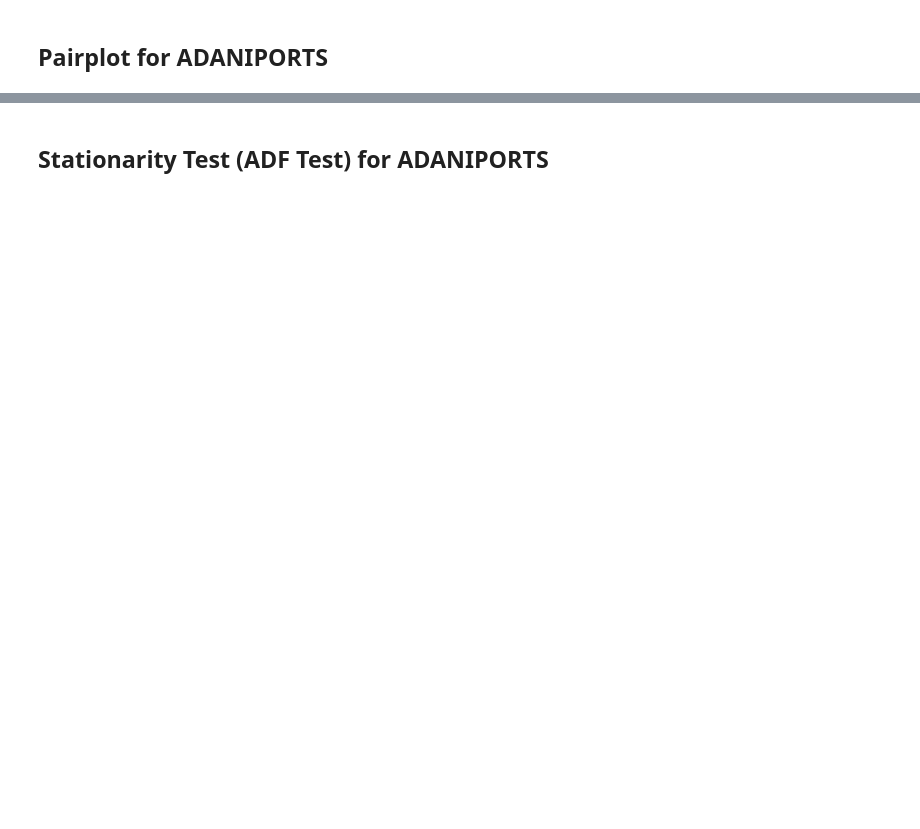
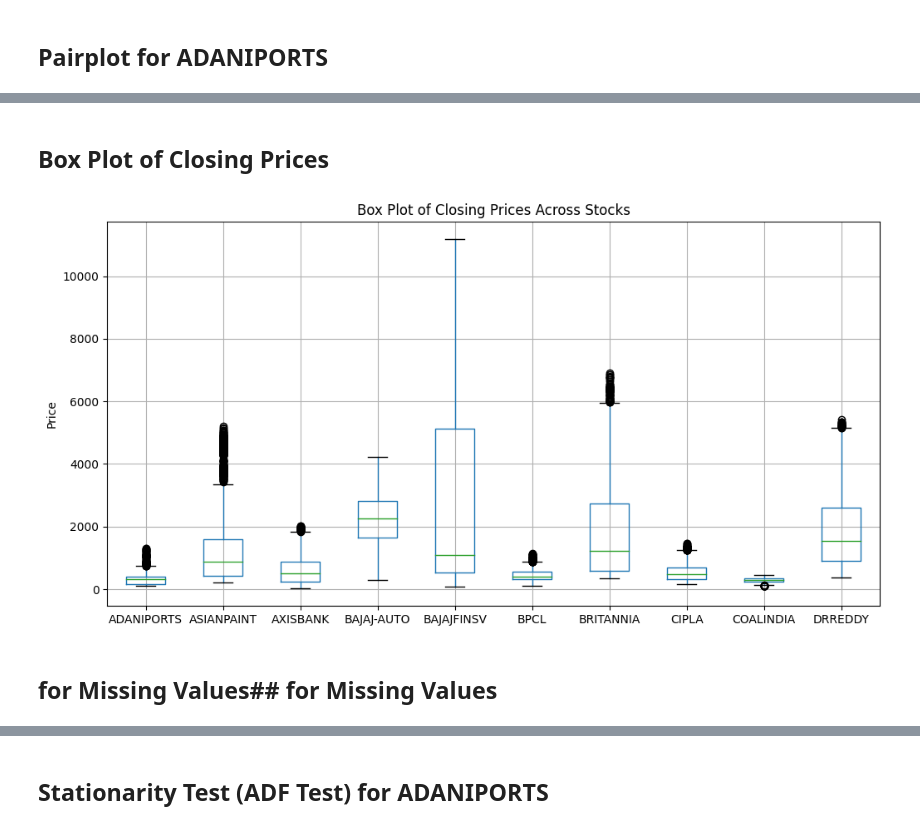
Before and after one commit to harshjoshi23/nifty50-trading-bot, a Jupyter notebook: src/detailed_Eda.ipynb, the cells around one changed output, grey strips where cells are left out. Cells and saved outputs as stored; diff of their text form; code cells hidden in the pictures; blank space fills up the shorter version.

Commit message:
detailed EDA on 10 stocks, Adani port major analysis

```diff
--- a/src/detailed_Eda.ipynb
+++ b/src/detailed_Eda.ipynb
@@ -132,0 +176,14 @@ plt.show()
+# %% [markdown]
+## Box Plot of Closing Prices
+# %%
+# avoiding overwriting df
+closing_prices = pd.DataFrame({stock.replace('.csv', ''): stock_df['Close'] for stock, stock_df in data_dict.items() if stock_df is not None})
+plt.figure(figsize=(12, 6))
+closing_prices.boxplot()
+plt.title('Box Plot of Closing Prices Across Stocks')
+plt.ylabel('Price')
+plt.show()
+# %% [output]
+[figure, added]
+# %% [markdown]
+## for Missing Values## for Missing Values
```
Also changed, not shown: parts of 33 cells of this notebook, 11 other files.
